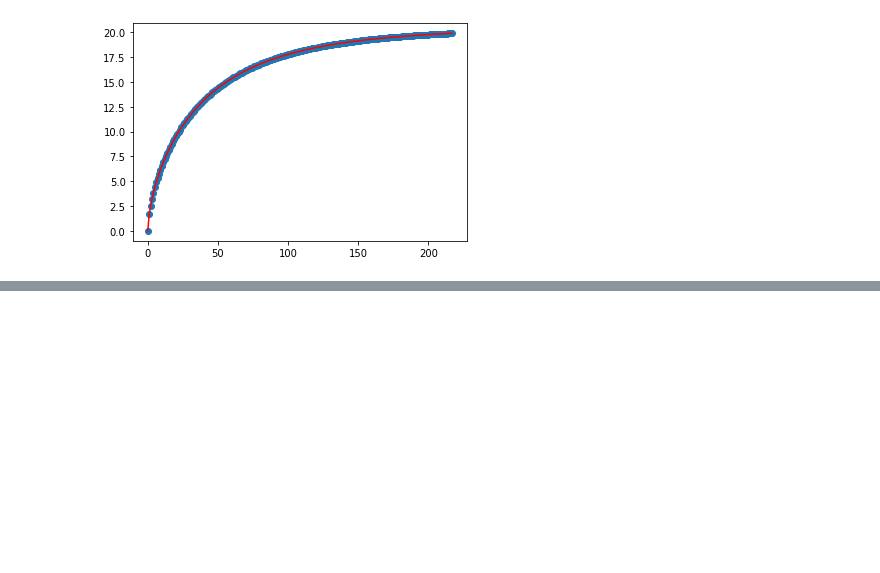
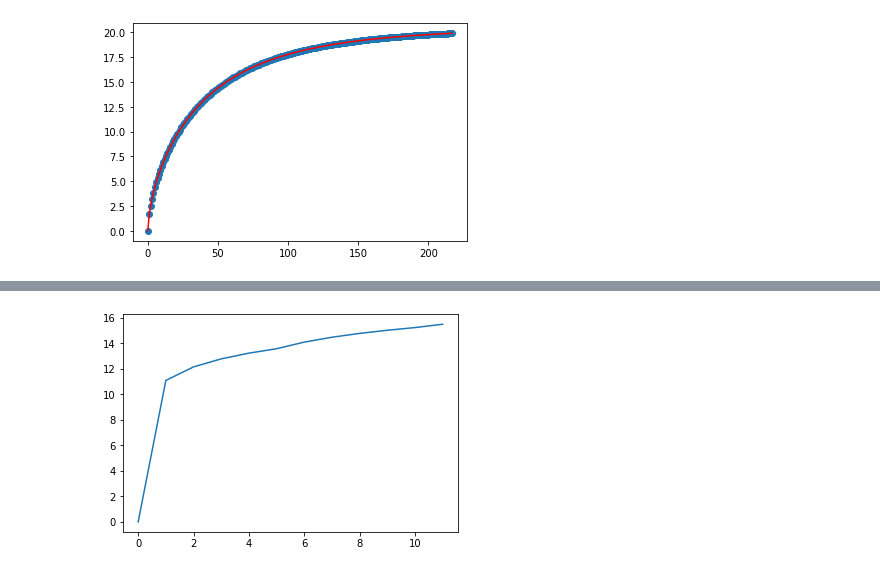
Before and after one commit to TravelReddy/SRE-Updates, a Jupyter notebook: sre-optimize-r2py.ipynb, the cells around one changed output, grey strips where cells are left out. Saved outputs shown, nothing was run; the diff lists cells and outputs as text; code cells hidden in the pictures; blank space fills up the shorter version.

```diff
--- a/sre-optimize-r2py.ipynb
+++ b/sre-optimize-r2py.ipynb
@@ -161,0 +246,5 @@ plt.plot(sre(fit.x,cycles),'r')
+# %%
+plt.plot(sre_c1)
+plt.show()
+# %% [output]
+[figure, added]
```
Also changed, not shown: parts of 22 cells of this notebook.
